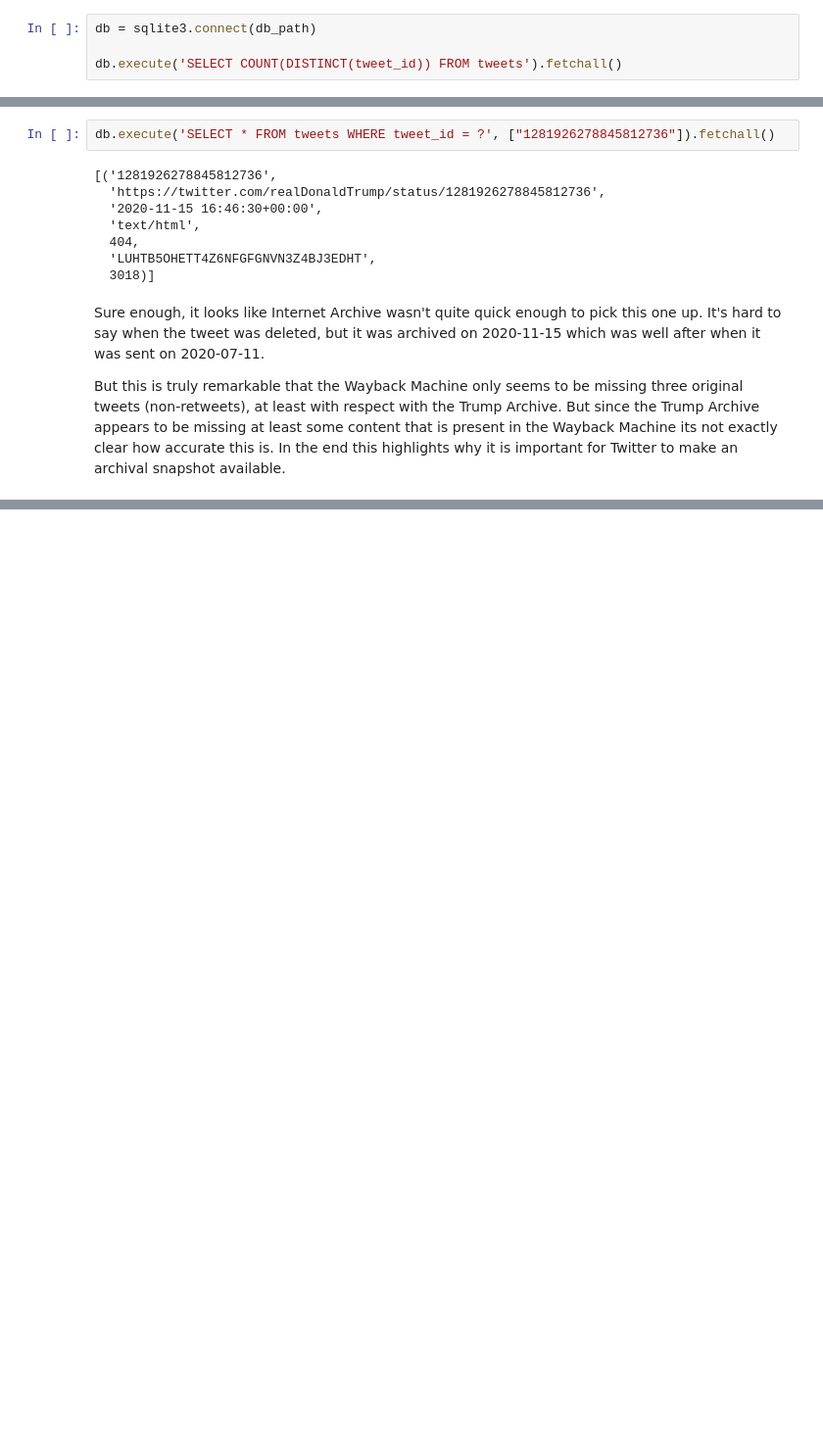
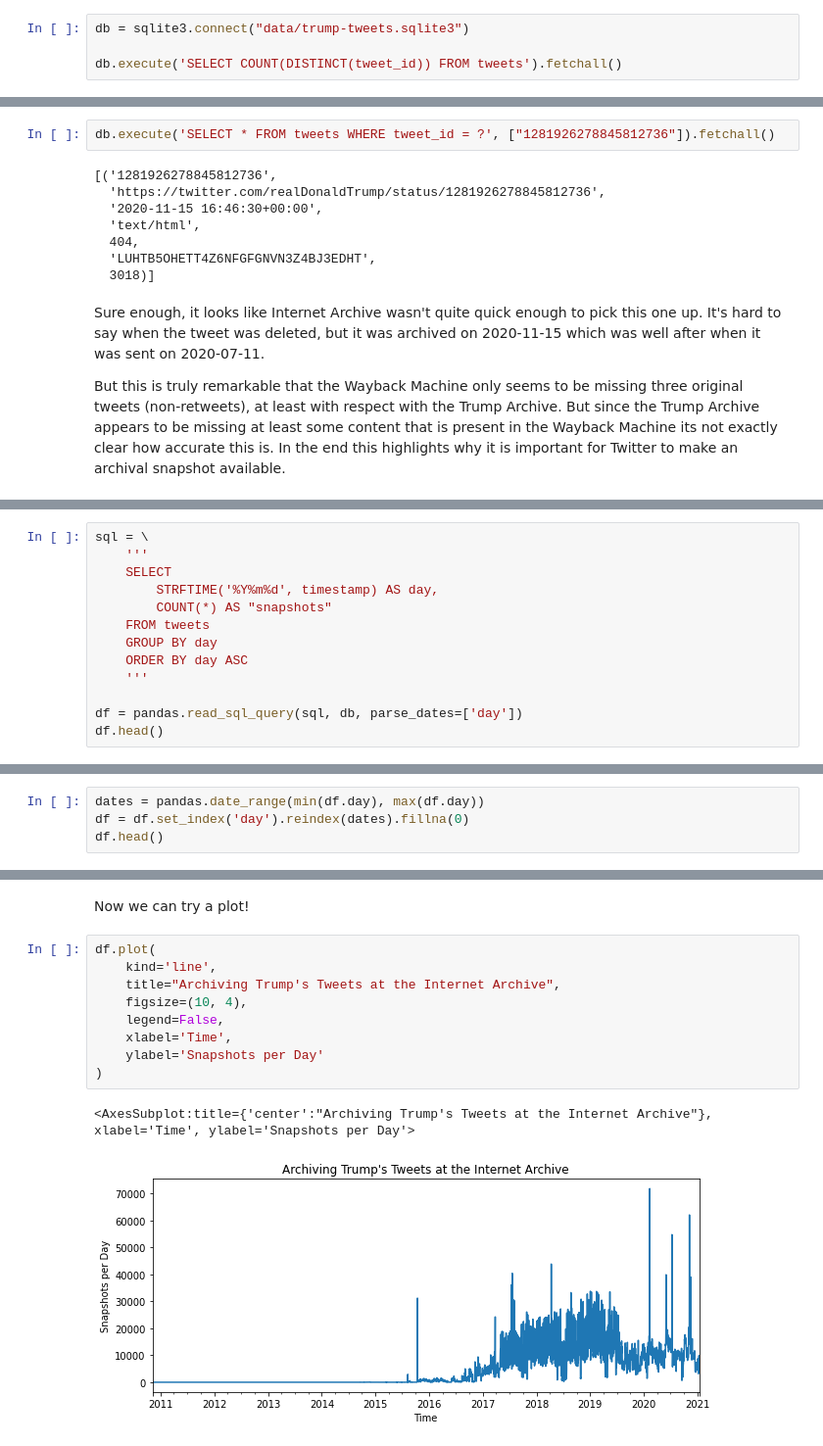
Before and after one commit to edsu/notebooks, a Jupyter notebook: Trump Tweets at Internet Archive.ipynb, the cells around one changed output, grey strips where cells are left out. Shown at 98% size. Drawn from its saved outputs; the diff is of its cells as text; blank space fills up the shorter version.

```diff
--- a/Trump Tweets at Internet Archive.ipynb
+++ b/Trump Tweets at Internet Archive.ipynb
@@ -320,5 +324,5 @@ Unfortunately GitHub won't let me upload the 3GB sqlite file, yes even with git-
 # %%
-db = sqlite3.connect(db_path)
+db = sqlite3.connect("data/trump-tweets.sqlite3")
 
 db.execute('SELECT COUNT(DISTINCT(tweet_id)) FROM tweets').fetchall()
 # %% [output]
@@ -621,0 +630,13 @@ But this is truly remarkable that the Wayback Machine only seems to be missing t
+# %%
+sql = \
+    '''
+    SELECT
+        STRFTIME('%Y%m%d', timestamp) AS day,
+        COUNT(*) AS "snapshots"
+    FROM tweets
+    GROUP BY day
+    ORDER BY day ASC
+    '''
+
+df = pandas.read_sql_query(sql, db, parse_dates=['day'])
+df.head()
@@ -621,0 +652,4 @@ But this is truly remarkable that the Wayback Machine only seems to be missing t
+# %%
+dates = pandas.date_range(min(df.day), max(df.day))
+df = df.set_index('day').reindex(dates).fillna(0)
+df.head()
@@ -621,0 +663,14 @@ But this is truly remarkable that the Wayback Machine only seems to be missing t
+# %% [markdown]
+Now we can try a plot!
+# %%
+df.plot(
+    kind='line',
+    title="Archiving Trump's Tweets at the Internet Archive",
+    figsize=(10, 4),
+    legend=False,
+    xlabel='Time',
+    ylabel='Snapshots per Day'
+)
+# %% [output]
+<AxesSubplot:title={'center':"Archiving Trump's Tweets at the Internet Archive"}, xlabel='Time', ylabel='Snapshots per Day'>
+[figure, added]
```
Also changed, not shown: parts of 16 cells of this notebook.
